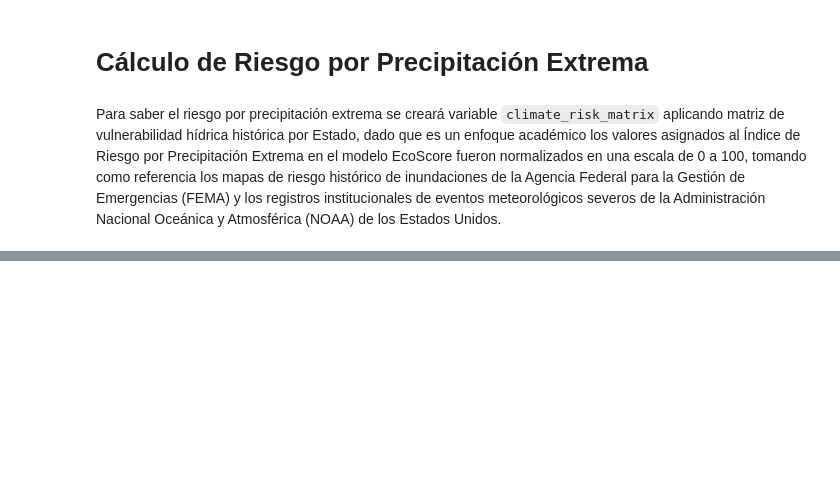
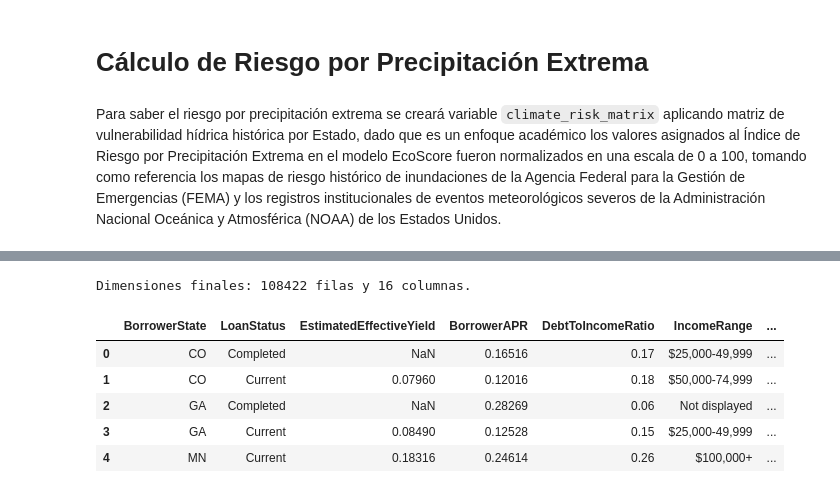
Before and after one commit to YirlenML/Laboratorio_analisis, a Jupyter notebook: eco_score_pd.ipynb, the cells around one changed output, grey strips where cells are left out. Drawn from its saved outputs; the diff is of its cells as text; code cells hidden in the pictures; blank space fills up the shorter version.

Commit message:
preparacion data para modelo

```diff
--- a/eco_score_pd.ipynb
+++ b/eco_score_pd.ipynb
@@ -67,0 +206,15 @@ df_ecoscore.head(5)
+# %%
+# Guardar el DataFrame optimizado en un archivo CSV
+df_ecoscore.to_csv('df_ecoscore.csv', index=False)
+print(f"Dimensiones finales: {df_ecoscore.shape[0]} filas y {df_ecoscore.shape[1]} columnas.")
+
+# Se realiza una última validación de la vista de los datos
+df_ecoscore.head(5)
+# %% [output]
+Dimensiones finales: 108422 filas y 16 columnas.
+|  | BorrowerState | LoanStatus | EstimatedEffectiveYield | BorrowerAPR | DebtToIncomeRatio | IncomeRange | ... |
+| 0 | CO | Completed | NaN | 0.16516 | 0.17 | $25,000-49,999 | ... |
+| 1 | CO | Current | 0.07960 | 0.12016 | 0.18 | $50,000-74,999 | ... |
+| 2 | GA | Completed | NaN | 0.28269 | 0.06 | Not displayed | ... |
+| 3 | GA | Current | 0.08490 | 0.12528 | 0.15 | $25,000-49,999 | ... |
+| 4 | MN | Current | 0.18316 | 0.24614 | 0.26 | $100,000+ | ... |
```
Also changed, not shown: parts of 6 cells of this notebook, 2 other files.
